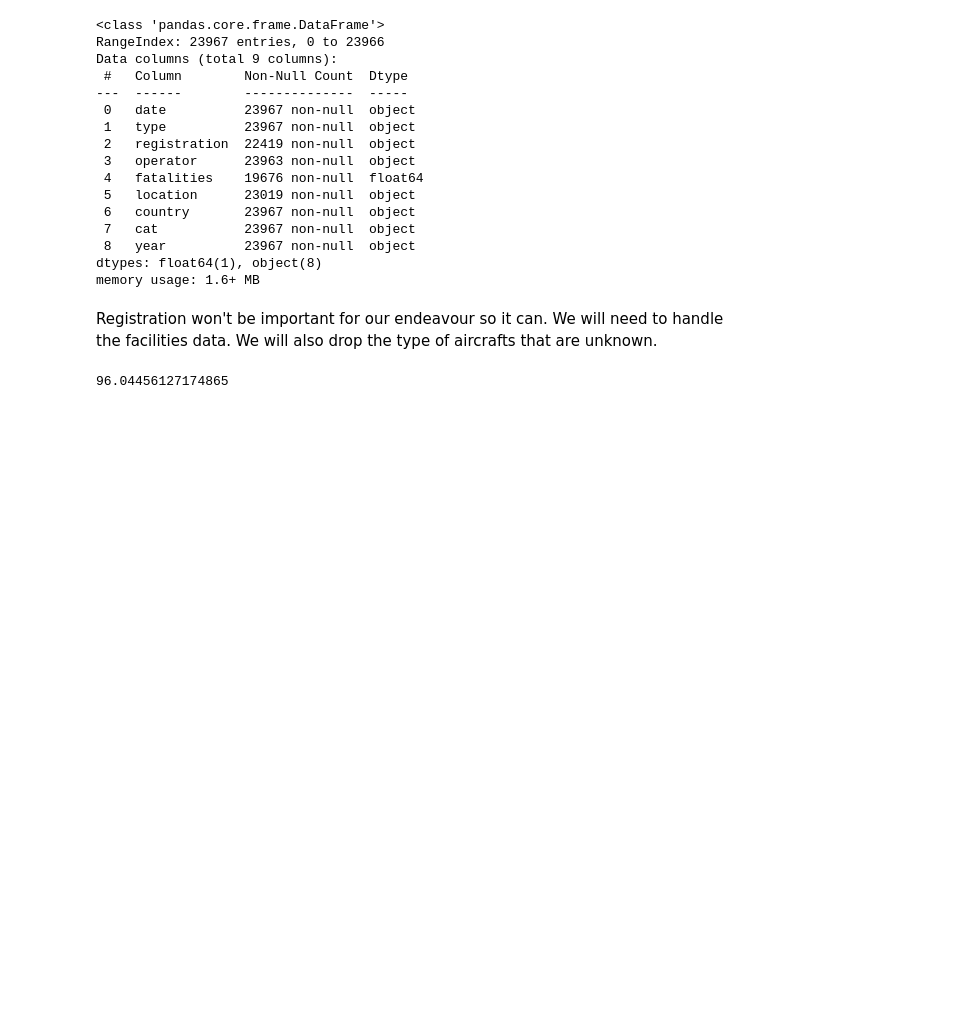
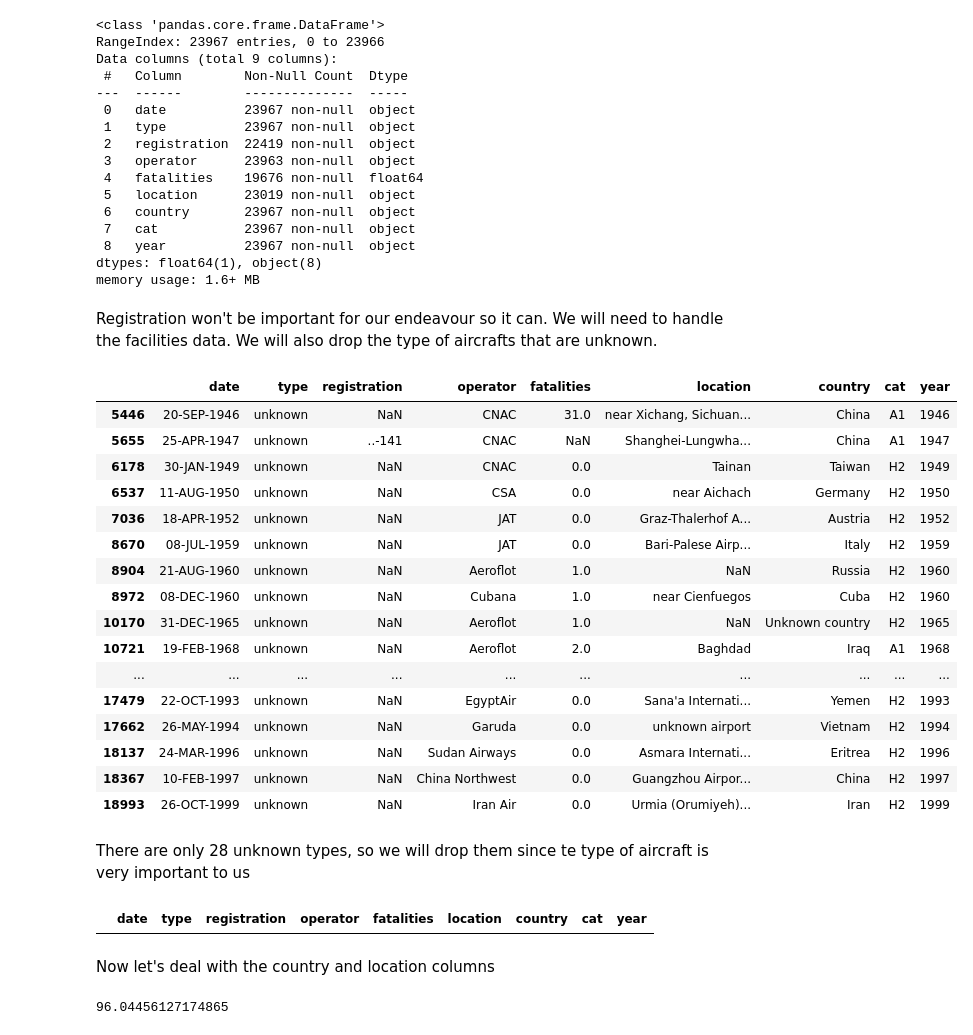
Before and after one commit to Benbellah-Owino/aviation_accidents_data_analysis, a Jupyter notebook: index.ipynb, the cells around one changed output. Saved outputs shown, nothing was run; the diff lists cells and outputs as text; code cells hidden in the pictures; blank space fills up the shorter version.

Commit message:
Cleaned the type column

```diff
--- a/index.ipynb
+++ b/index.ipynb
@@ -171,0 +175,22 @@ Registration won't be important for our endeavour so it can. We will need to han
+# %%
+acc_df[acc_df["type"] == "unknown"]
+# %% [output]
+|  | date | type | registration | operator | fatalities | location | country | cat | year |
+| 5446 | 20-SEP-1946 | unknown | NaN | CNAC | 31.0 | near Xichang, Sichuan... | China | A1 | 1946 |
+| 5655 | 25-APR-1947 | unknown | ..-141 | CNAC | NaN | Shanghei-Lungwha... | China | A1 | 1947 |
+| 6178 | 30-JAN-1949 | unknown | NaN | CNAC | 0.0 | Tainan | Taiwan | H2 | 1949 |
+| 6537 | 11-AUG-1950 | unknown | NaN | CSA | 0.0 | near Aichach | Germany | H2 | 1950 |
+| 7036 | 18-APR-1952 | unknown | NaN | JAT | 0.0 | Graz-Thalerhof A... | Austria | H2 | 1952 |
+| 8670 | 08-JUL-1959 | unknown | NaN | JAT | 0.0 | Bari-Palese Airp... | Italy | H2 | 1959 |
+| 8904 | 21-AUG-1960 | unknown | NaN | Aeroflot | 1.0 | NaN | Russia | H2 | 1960 |
+| 8972 | 08-DEC-1960 | unknown | NaN | Cubana | 1.0 | near Cienfuegos | Cuba | H2 | 1960 |
+| 10170 | 31-DEC-1965 | unknown | NaN | Aeroflot | 1.0 | NaN | Unknown country | H2 | 1965 |
+| 10721 | 19-FEB-1968 | unknown | NaN | Aeroflot | 2.0 | Baghdad | Iraq | A1 | 1968 |
+| ... | ... | ... | ... | ... | ... | ... | ... | ... | ... |
+| 17479 | 22-OCT-1993 | unknown | NaN | EgyptAir | 0.0 | Sana'a Internati... | Yemen | H2 | 1993 |
+| 17662 | 26-MAY-1994 | unknown | NaN | Garuda | 0.0 | unknown airport | Vietnam | H2 | 1994 |
+| 18137 | 24-MAR-1996 | unknown | NaN | Sudan Airways | 0.0 | Asmara Internati... | Eritrea | H2 | 1996 |
+| 18367 | 10-FEB-1997 | unknown | NaN | China Northwest | 0.0 | Guangzhou Airpor... | China | H2 | 1997 |
+| 18993 | 26-OCT-1999 | unknown | NaN | Iran Air | 0.0 | Urmia (Orumiyeh)... | Iran | H2 | 1999 |
+# %% [markdown]
+There are only 28 unknown types, so we will drop them since te type of aircraft is very important to us
@@ -172,3 +200,9 @@ Registration won't be important for our endeavour so it can. We will need to han
+# %%
+acc_df[acc_df["type"] == "unknown"]
+# %% [output]
+|  | date | type | registration | operator | fatalities | location | country | cat | year |
+# %% [markdown]
+Now let's deal with the country and location columns
 # %%
 #Lets calculate the percentage of rows missing location data
 (23019/23967) * 100
```
Also changed, not shown: parts of 6 cells of this notebook.
